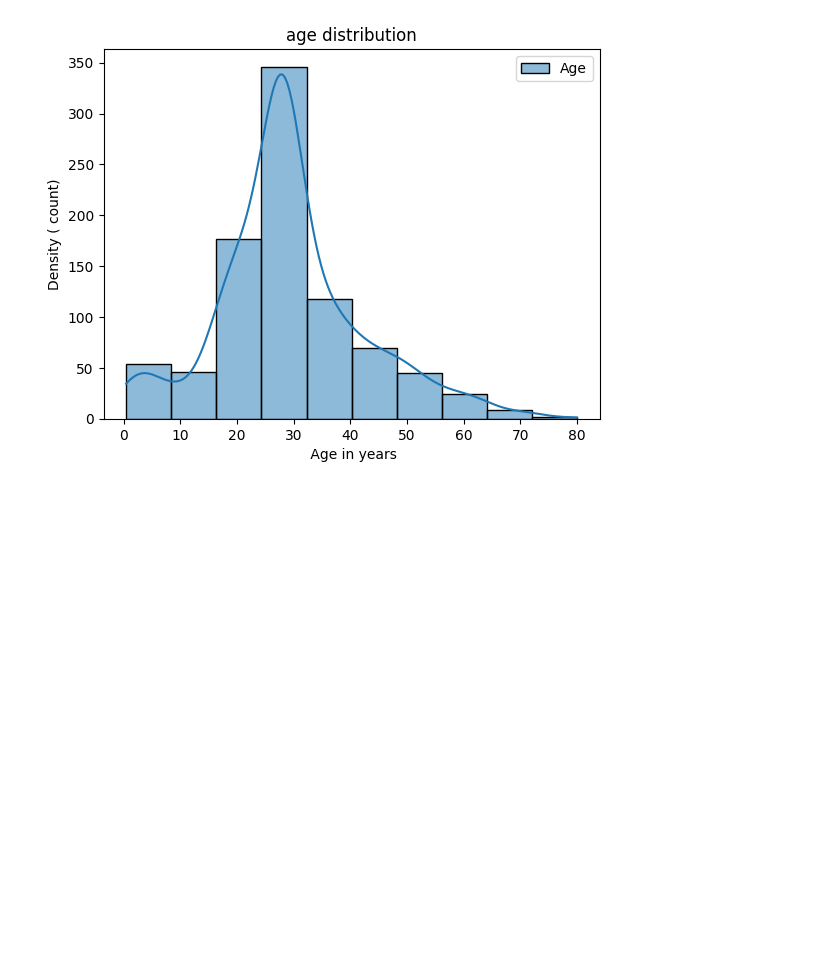
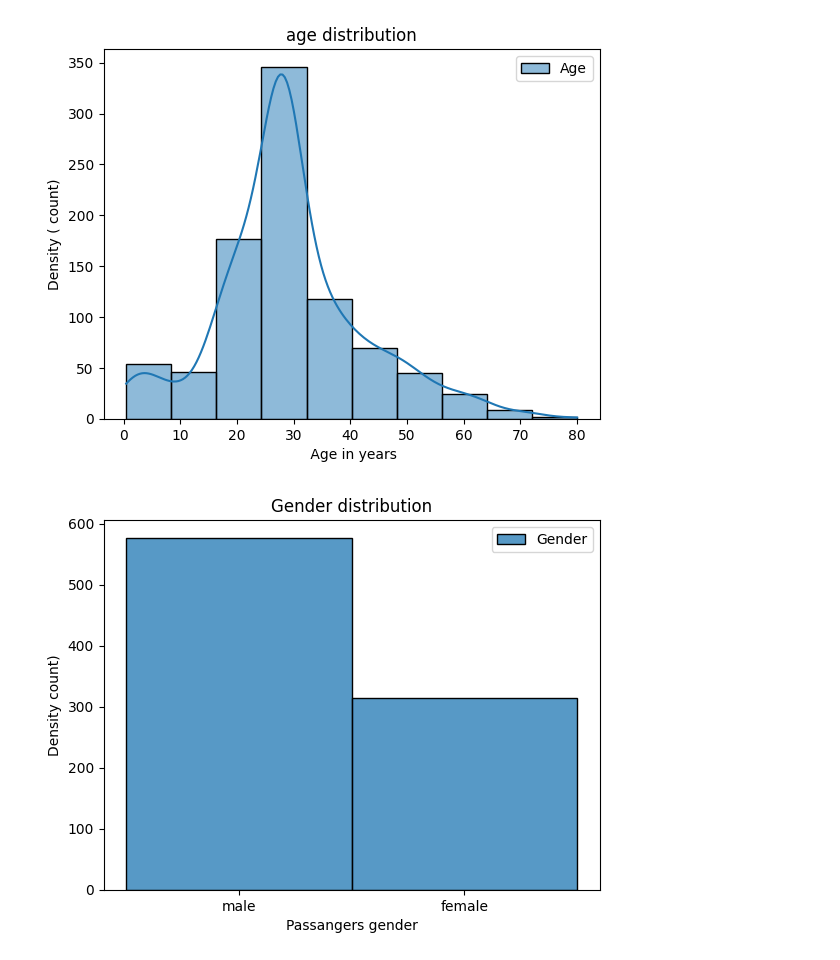
Before and after one commit to Tariqul18033/Titanic---Machine-Learning, a Jupyter notebook: Titanic.ipynb, the cells around one changed output. Saved outputs shown, nothing was run; the diff lists cells and outputs as text; code cells hidden in the pictures; blank space fills up the shorter version.

```diff
--- a/Titanic.ipynb
+++ b/Titanic.ipynb
@@ -62,3 +62,12 @@ plt.legend()
 plt.show()
 # %% [output]
 [figure]
+# %%
+sns.histplot(x=df["Sex"], label="Gender")
+plt.xlabel("Passangers gender")
+plt.ylabel("Density count)")
+plt.title("Gender distribution")
+plt.legend()
+plt.show()
+# %% [output]
+[figure, added]
```
Also changed, not shown: parts of 23 cells of this notebook.
